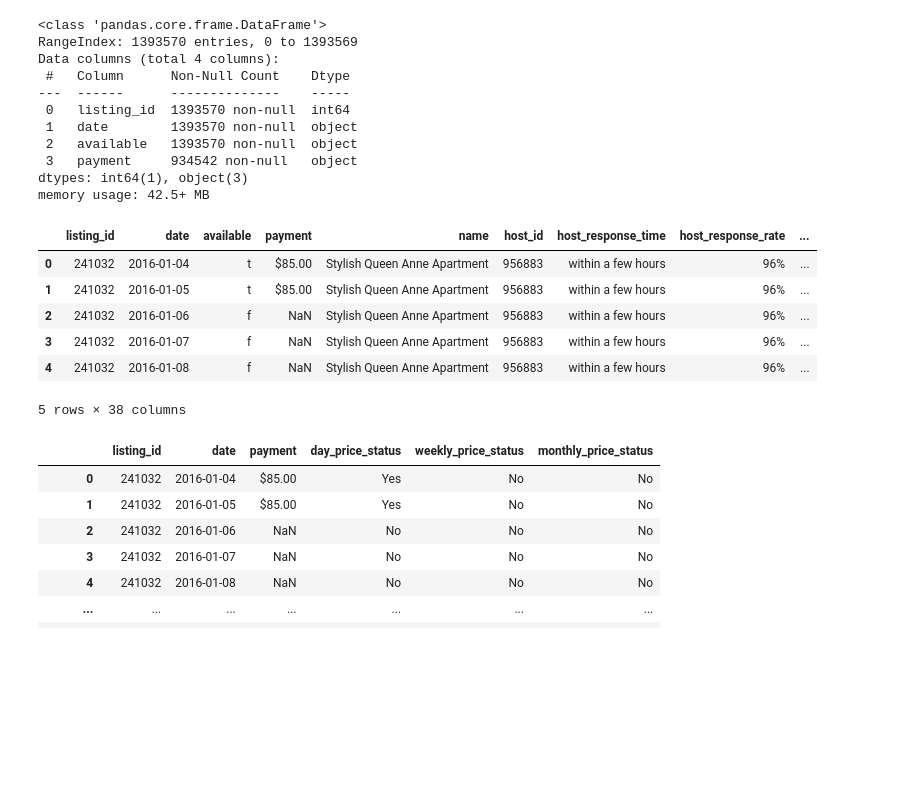
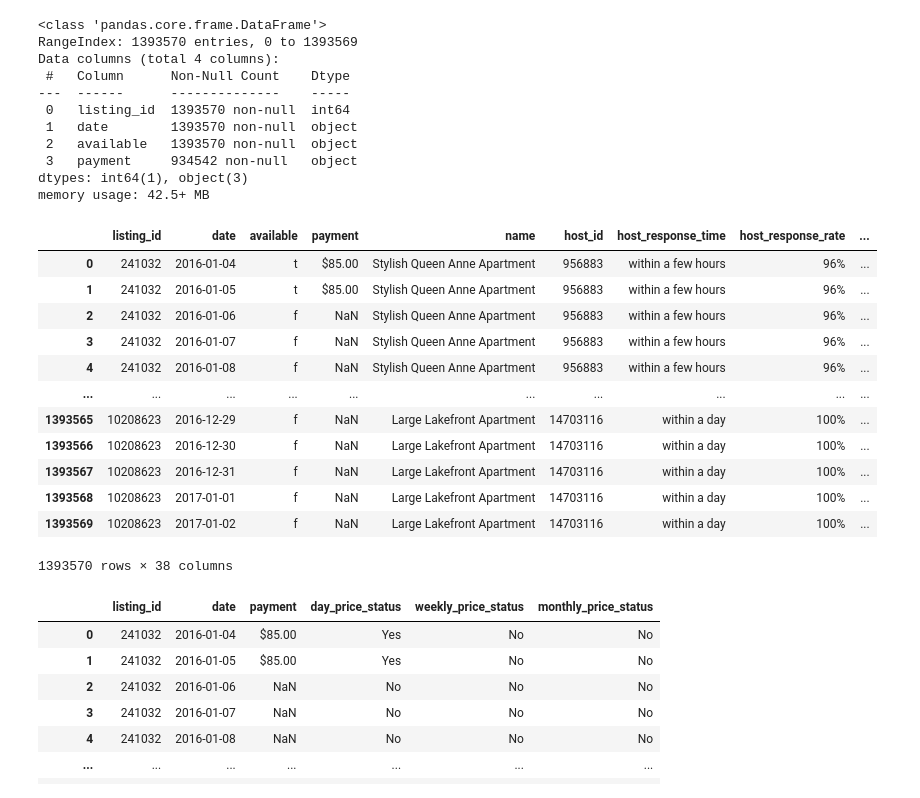
Before and after one commit to Podjan/ResNet, a Jupyter notebook: Finprocoding.ipynb, the cells around one changed output. Saved outputs shown, nothing was run; the diff lists cells and outputs as text; code cells hidden in the pictures; blank space fills up the shorter version.

```diff
--- a/Finprocoding.ipynb
+++ b/Finprocoding.ipynb
@@ -146,15 +146,21 @@ memory usage: 42.5+ MB
 # %%
 # Menggabungkan DataFrame calendar dan listing berdasarkan 'listing_id'
 df_merged = pd.merge(dfc, dfl, on='listing_id', how='left')
-df_merged.head()
+df_merged
 # %% [output]
 |  | listing_id | date | available | payment | name | host_id | host_response_time | host_response_rate | ... |
 | 0 | 241032 | 2016-01-04 | t | $85.00 | Stylish Queen Anne Apartment | 956883 | within a few hours | 96% | ... |
 | 1 | 241032 | 2016-01-05 | t | $85.00 | Stylish Queen Anne Apartment | 956883 | within a few hours | 96% | ... |
 | 2 | 241032 | 2016-01-06 | f | NaN | Stylish Queen Anne Apartment | 956883 | within a few hours | 96% | ... |
 | 3 | 241032 | 2016-01-07 | f | NaN | Stylish Queen Anne Apartment | 956883 | within a few hours | 96% | ... |
 | 4 | 241032 | 2016-01-08 | f | NaN | Stylish Queen Anne Apartment | 956883 | within a few hours | 96% | ... |
+| ... | ... | ... | ... | ... | ... | ... | ... | ... | ... |
+| 1393565 | 10208623 | 2016-12-29 | f | NaN | Large Lakefront Apartment | 14703116 | within a day | 100% | ... |
+| 1393566 | 10208623 | 2016-12-30 | f | NaN | Large Lakefront Apartment | 14703116 | within a day | 100% | ... |
+| 1393567 | 10208623 | 2016-12-31 | f | NaN | Large Lakefront Apartment | 14703116 | within a day | 100% | ... |
+| 1393568 | 10208623 | 2017-01-01 | f | NaN | Large Lakefront Apartment | 14703116 | within a day | 100% | ... |
+| 1393569 | 10208623 | 2017-01-02 | f | NaN | Large Lakefront Apartment | 14703116 | within a day | 100% | ... |
-5 rows × 38 columns
+1393570 rows × 38 columns
 # %%
 # Definisi fungsi untuk memperbarui status berdasarkan nilai Payment, Day Price, Weekly Price, Monthly Price
 
```
Also changed, not shown: parts of 6 cells of this notebook, 1 other file.
